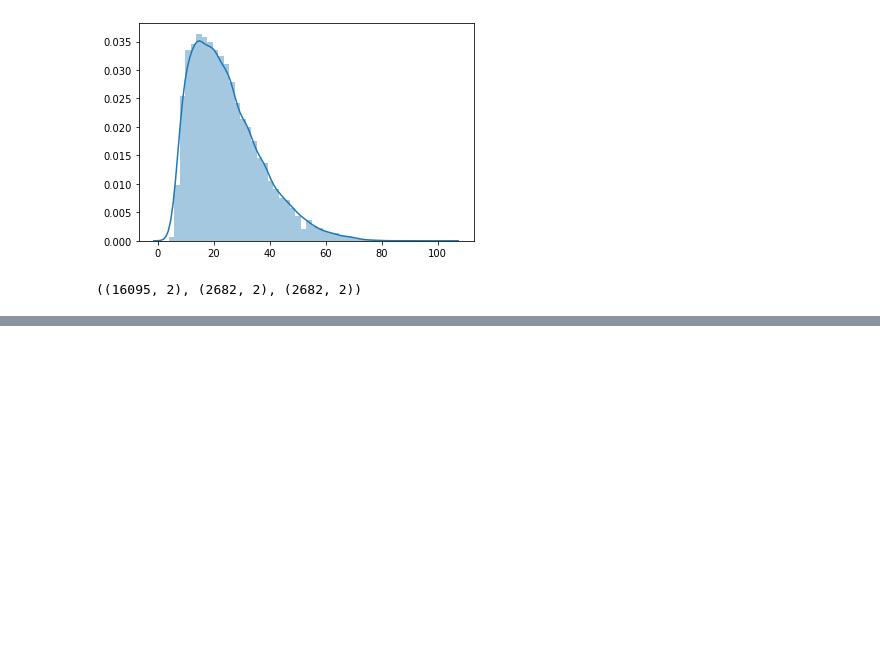
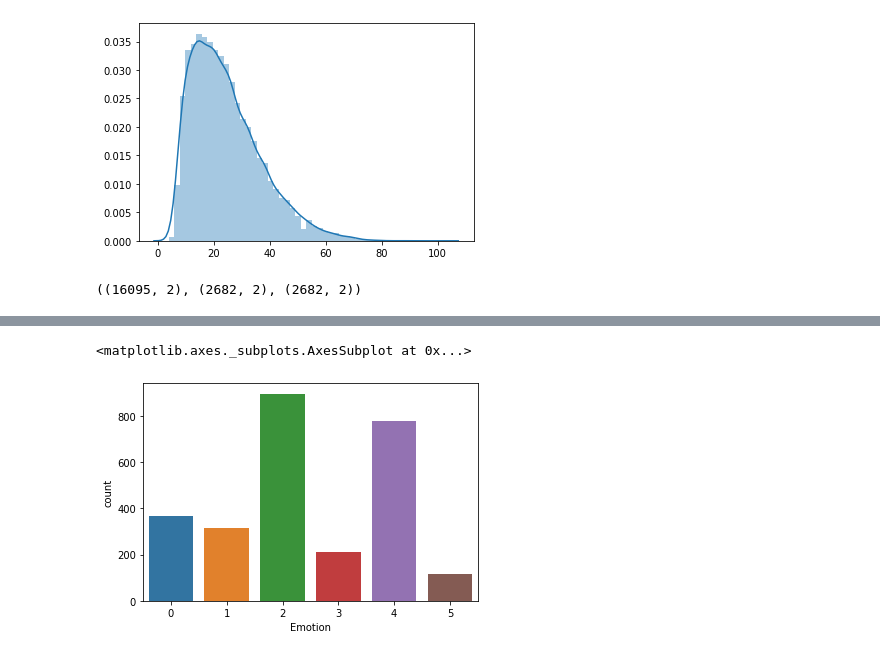
Before and after one commit to FtmhBkhsh/EmotionClassification, a Jupyter notebook: XLNETCode.ipynb, the cells around one changed output, grey strips where cells are left out. Cells and saved outputs as stored; diff of their text form; code cells hidden in the pictures; blank space fills up the shorter version.

```diff
--- a/XLNETCode.ipynb
+++ b/XLNETCode.ipynb
@@ -382,0 +421,5 @@ show_confusion_matrix(df_cm)
+# %%
+sns.countplot(df_val.Emotion)
+# %% [output]
+<matplotlib.axes._subplots.AxesSubplot at 0x...>
+[figure, added]
```
Also changed, not shown: parts of 18 cells of this notebook.
